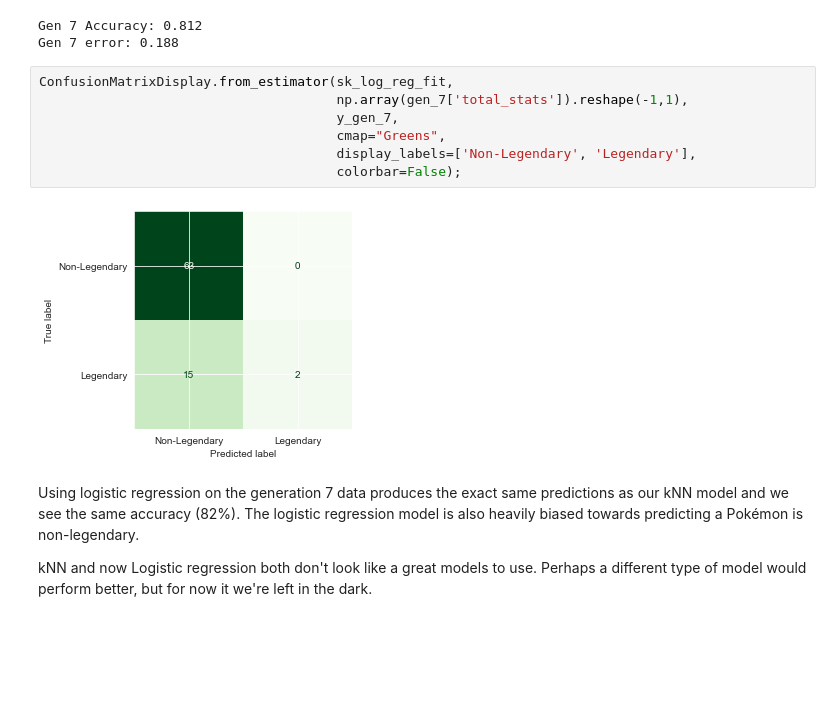
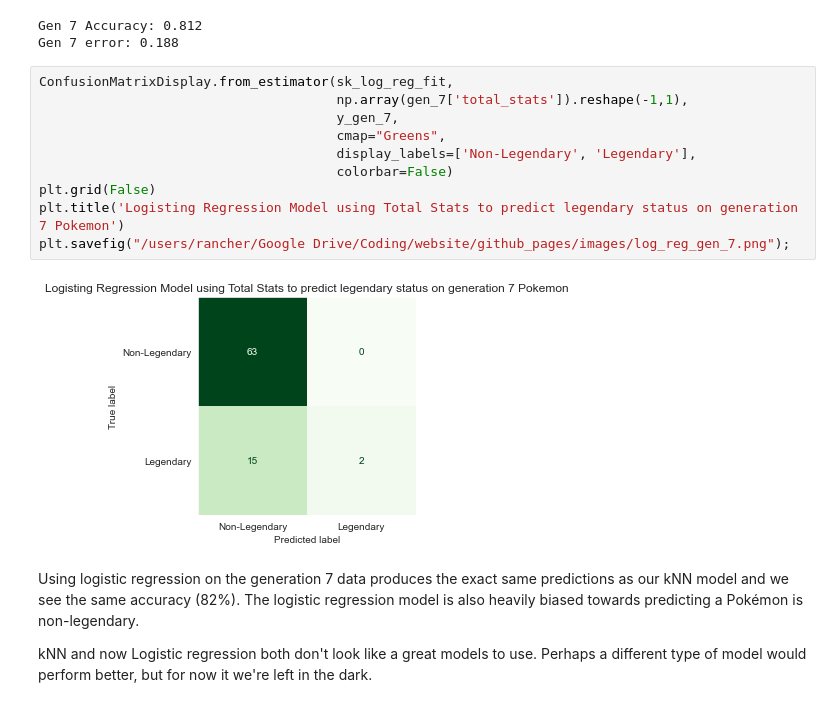
Before and after one commit to papir805/pokemon_classification, a Jupyter notebook: pkmn_legendary_classification.ipynb, the cells around one changed output. Cells and saved outputs as stored; diff of their text form; blank space fills up the shorter version.

```diff
--- a/pkmn_legendary_classification.ipynb
+++ b/pkmn_legendary_classification.ipynb
@@ -812,12 +817,15 @@ Gen 7 error: 0.188
 # %%
 ConfusionMatrixDisplay.from_estimator(sk_log_reg_fit,
                                       np.array(gen_7['total_stats']).reshape(-1,1),
                                       y_gen_7,
                                       cmap="Greens",
                                       display_labels=['Non-Legendary', 'Legendary'],
-                                      colorbar=False);
+                                      colorbar=False)
+plt.grid(False)
+plt.title('Logisting Regression Model using Total Stats to predict legendary status on generation 7 Pokemon')
+plt.savefig("/users/rancher/Google Drive/Coding/website/github_pages/images/log_reg_gen_7.png");
 # %% [output]
-[figure, old version]
+[figure, new version]
 # %% [markdown]
 Using logistic regression on the generation 7 data produces the exact same predictions as our kNN model and we see the same accuracy (82%).  The logistic regression model is also heavily biased towards predicting a Pokémon is non-legendary.
 
```
Also changed, not shown: parts of 7 cells of this notebook, 3 other files.
